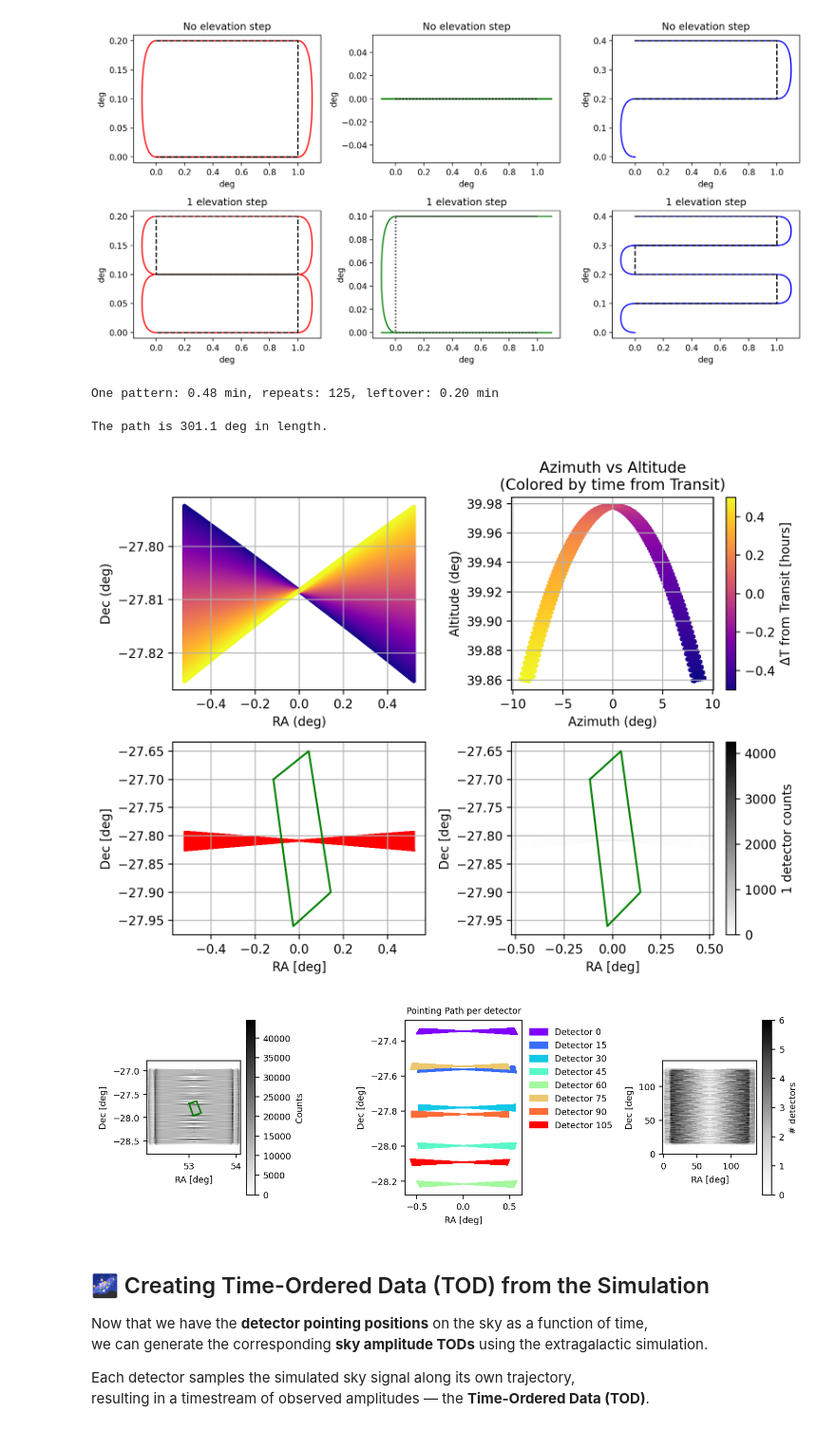
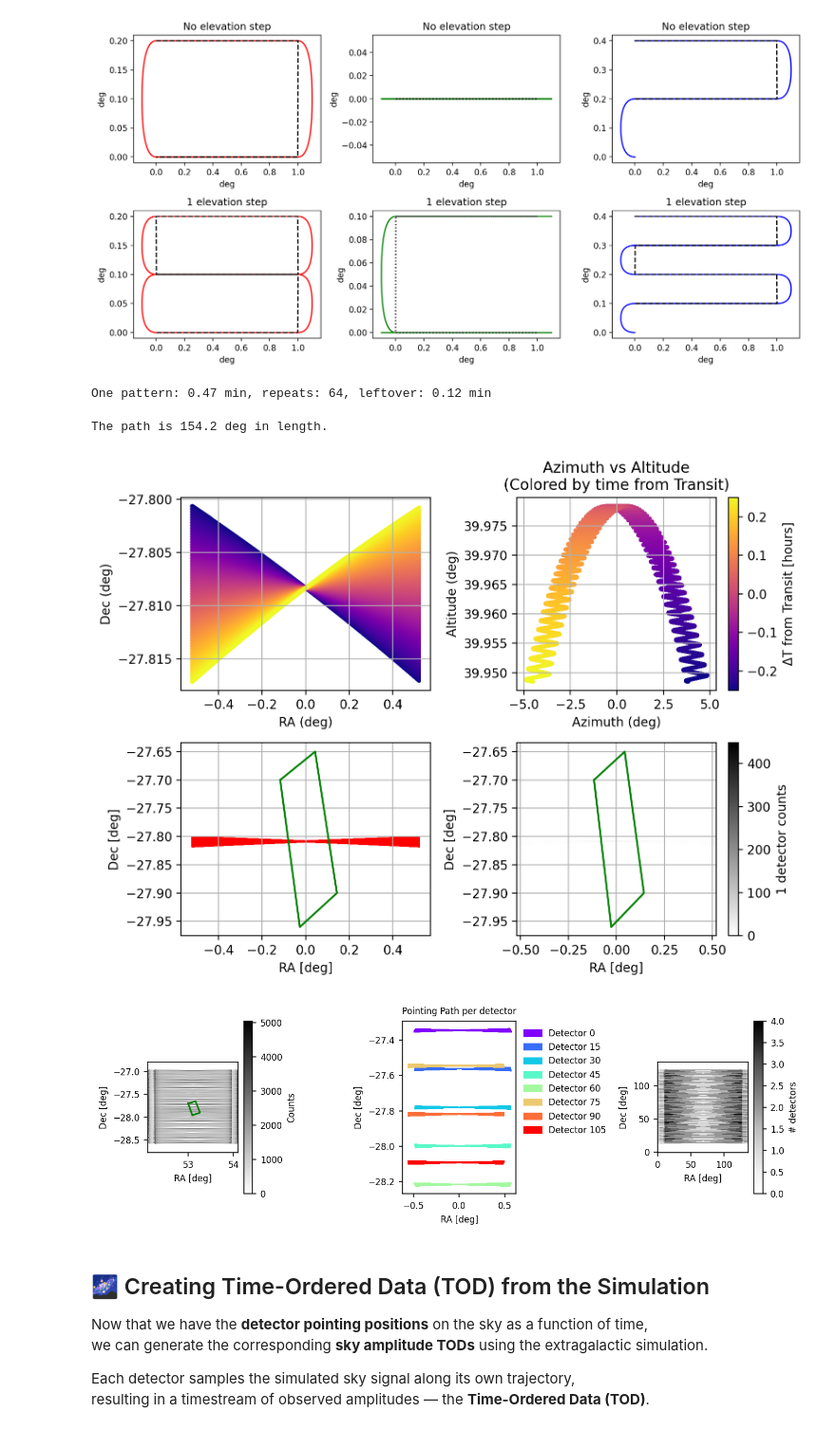
Before and after one commit to tim-balloon/TIM_analysis, a Jupyter notebook: timestream_maker/timestream_generator.ipynb, the cells around one changed output. Shown at 95% size. Saved outputs shown, nothing was run; the diff lists cells and outputs as text; code cells hidden in the pictures.

```diff
--- a/timestream_maker/timestream_generator.ipynb
+++ b/timestream_maker/timestream_generator.ipynb
@@ -52,9 +52,9 @@ if(res is None):
 theta = np.radians(0)
 # %%
 #We will generate a TOD of duration T_duration.
-T_duration = 1+0/60+0/3600 #h, min, s
+T_duration = 0+30/60+0/3600 #h, min, s
 # Define the acquisition rate, or how many samples the detectors acquire per second during T_duration.
-acquisition_frequency = 488  #Hz
+acquisition_frequency = 100  #Hz
 # Computes the sampling/acquisition period. It makes the timestep non rational to avoid some stripes in the hitmap.
 dt = 1/acquisition_frequency/3600*np.pi/3.14 #dt in hours.
 #Sample Per Frame (spf), defined as the round number of sample per second. It will be used to load the data again in Namap.
@@ -136,7 +136,7 @@ scan_path_sky, azel = genPointingPath(T, scan_path, LST, lat, dec, azel=True)
 #Compute the number of time a sky pixel is hit by the telescope.
 hitmap, xedges, yedges = np.histogram2d(scan_path_sky[:,0], scan_path_sky[:,1], bins=int(2/res))
 # %% [output]
-One pattern: 0.48 min, repeats: 125, leftover: 0.20 min
+One pattern: 0.47 min, repeats: 64, leftover: 0.12 min
 # %%
 # === Plot Az vs Alt with delta_hours as color ===
 fig, axS = plt.subplots(2,2,figsize=(8,6), dpi=200)
@@ -177,8 +177,8 @@ axc.grid()
 #---
 fig.tight_layout()
 # %% [output]
-The path is 301.1 deg in length.
+The path is 154.2 deg in length.
-[figure, old version]
+[figure, new version]
 # %%
 #We can stop here and save the TOD in .hdf5
 #----------------------------------------
@@ -222,7 +222,7 @@ xedges,yedges,hit_map = binMap(pointing_paths,res=res,dec=dec,ra=ra)
 # %%
 #Plot a scan route
 BS = 8; plt.rc('font', size=BS); plt.rc('axes', titlesize=BS); plt.rc('axes', labelsize=BS)
-fig, axs = plt.subplots(1,3,figsize=(9,3), dpi=160,)
+fig, axs = plt.subplots(1,3,figsize=(9,3), dpi=150)
 #---
 axp, axpix, axdet = axs[0], axs[1], axs[2]
 img = axp.imshow((hit_map), extent=[x_cen-1, x_cen+1,y_cen-1, y_cen+1,],
@@ -234,35 +234,34 @@ axp.set_ylabel('Dec [deg]')
 #---
 patchs = []
 axpix.set_title('Pointing Path per detector')
 idx = np.arange(len(pointing_paths))[::15]
 n = 11
 for i,c in zip(idx, cm.rainbow(np.linspace(0.,1,len(idx)))):
     axpix.scatter(pointing_paths[i][::n,0], pointing_paths[i][::n,1], s=0.1,c=c)
     patch = mpatches.Patch(color=c, label= 'Detector %d'%i); patchs.append(patch);
 #axpix.set_aspect(aspect=1)
 axpix.legend(handles=patchs,frameon=False, bbox_to_anchor=(1,1))
 axpix.set_xlabel('RA [deg]')
 axpix.set_ylabel('Dec [deg]')
 
 #------------------------------------------------------------------------
 #Here, we look at how many detectors have scanned a sky pixel at least once.
-fig, axdet = plt.subplots(figsize=(3,3), dpi=160,)
 hit_maps = []
 for idx in range(len(pointing_paths)):
     xedges,yedges,hitmap = binMap(pointing_paths[idx],res=res,dec=dec,ra=ra, shape= hit_map.shape)
     hit_maps.append(hitmap)
 hit_maps = np.asarray(hit_maps)
 det_map = np.sum(np.asarray(hit_maps) > 0, axis=0)
 img = axdet.imshow(det_map, origin='lower', cmap = 'Greys')
 fig.colorbar(img, ax=axdet, label='# detectors')
 #-------------------------------------------------------------------------
 axdet.set_xlabel('RA [deg]')
 axdet.set_ylabel('Dec [deg]')
 #-------------------------------
 
 fig.tight_layout()
 # %% [output]
-[figure, old version]
+[figure, new version]
 # %% [markdown]
 ## 🌌 Creating Time-Ordered Data (TOD) from the Simulation
 
```
Also changed, not shown: parts of 2 cells of this notebook, 2 other files.
